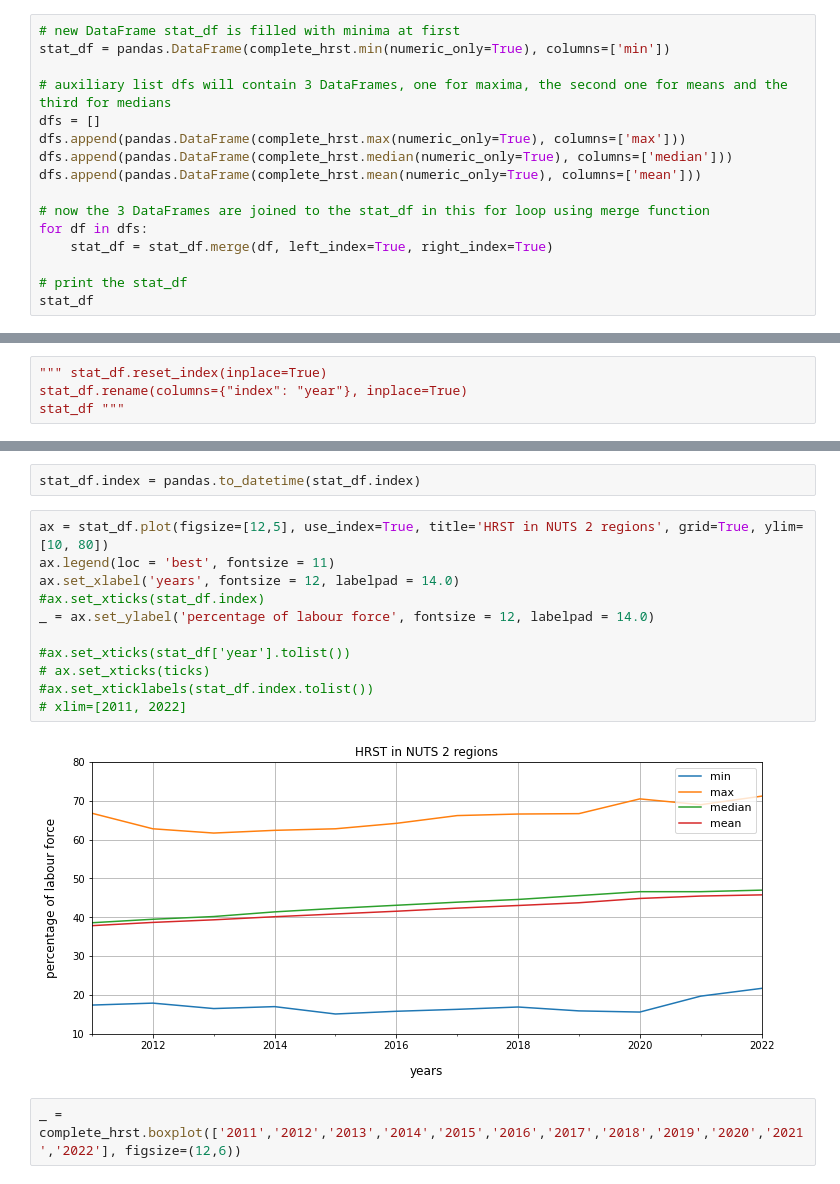
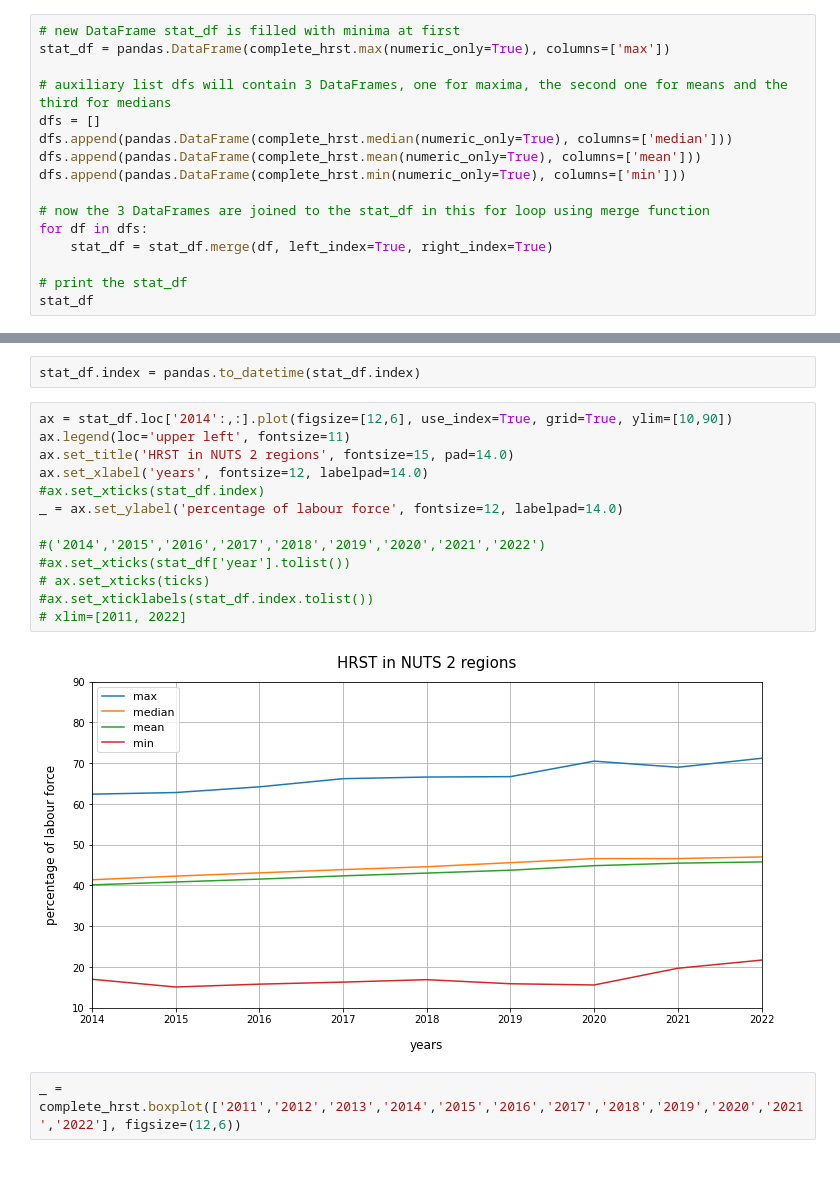
Before and after one commit to GISAdamToth/ArcGIS_Notebooks_thesis, a Jupyter notebook: eurostat/eurostat.ipynb, the cells around one changed output, grey strips where cells are left out. Cells and saved outputs as stored; diff of their text form.

Commit message:
line plots, explore map

````diff
--- a/eurostat/eurostat.ipynb
+++ b/eurostat/eurostat.ipynb
@@ -360,13 +360,13 @@ _ = ax.set_xlabel('© EuroGeographics for the administrative boundaries', fontsi
 Find [**minimum**](https://pandas.pydata.org/docs/reference/api/pandas.DataFrame.min.html), [**maximum**](https://pandas.pydata.org/docs/reference/api/pandas.DataFrame.max.html), [**median**](https://pandas.pydata.org/pandas-docs/stable/reference/api/pandas.DataFrame.median.html) and [**mean**](https://pandas.pydata.org/pandas-docs/stable/reference/api/pandas.DataFrame.mean.html) values for all years and save them in a new DataFrame ```stat_df```. Each function (**min**, **max**, **median**, **mean**) returns values for all columns in the GeoDataFrame, but you need it only for the columns that contain the percentage of people in science and technology sector. Fortunately, these are the only numeric columns the GeoDataFrame has, the rest is of types like string and geometry, therefore you can use the filter ```numeric_only=True``` which will return values only from the numeric columns.
 # %%
 # new DataFrame stat_df is filled with minima at first
-stat_df = pandas.DataFrame(complete_hrst.min(numeric_only=True), columns=['min'])
+stat_df = pandas.DataFrame(complete_hrst.max(numeric_only=True), columns=['max'])
 
 # auxiliary list dfs will contain 3 DataFrames, one for maxima, the second one for means and the third for medians
 dfs = []
-dfs.append(pandas.DataFrame(complete_hrst.max(numeric_only=True), columns=['max']))
 dfs.append(pandas.DataFrame(complete_hrst.median(numeric_only=True), columns=['median']))
 dfs.append(pandas.DataFrame(complete_hrst.mean(numeric_only=True), columns=['mean']))
+dfs.append(pandas.DataFrame(complete_hrst.min(numeric_only=True), columns=['min']))
 
 # now the 3 DataFrames are joined to the stat_df in this for loop using merge function
 for df in dfs:
@@ -391,4 +390,0 @@ stat_df
-# %%
-""" stat_df.reset_index(inplace=True)
-stat_df.rename(columns={"index": "year"}, inplace=True)
-stat_df """
@@ -404,18 +391,20 @@ ticks """
 # %%
 stat_df.index = pandas.to_datetime(stat_df.index)
 # %%
-ax = stat_df.plot(figsize=[12,5], use_index=True, title='HRST in NUTS 2 regions', grid=True, ylim=[10, 80])
-ax.legend(loc = 'best', fontsize = 11)
-ax.set_xlabel('years', fontsize = 12, labelpad = 14.0)
+ax = stat_df.loc['2014':,:].plot(figsize=[12,6], use_index=True, grid=True, ylim=[10,90])
+ax.legend(loc='upper left', fontsize=11)
+ax.set_title('HRST in NUTS 2 regions', fontsize=15, pad=14.0)
+ax.set_xlabel('years', fontsize=12, labelpad=14.0)
 #ax.set_xticks(stat_df.index)
-_ = ax.set_ylabel('percentage of labour force', fontsize = 12, labelpad = 14.0)
+_ = ax.set_ylabel('percentage of labour force', fontsize=12, labelpad=14.0)
 
+#('2014','2015','2016','2017','2018','2019','2020','2021','2022')
 #ax.set_xticks(stat_df['year'].tolist())
 # ax.set_xticks(ticks)
 #ax.set_xticklabels(stat_df.index.tolist())
 # xlim=[2011, 2022]
 # %% [output]
-[figure, old version]
+[figure, new version]
 # %%
 _ = complete_hrst.boxplot(['2011','2012','2013','2014','2015','2016','2017','2018','2019','2020','2021','2022'], figsize=(12,6))
 # %% [output]
````
Also changed, not shown: parts of 12 cells of this notebook.
